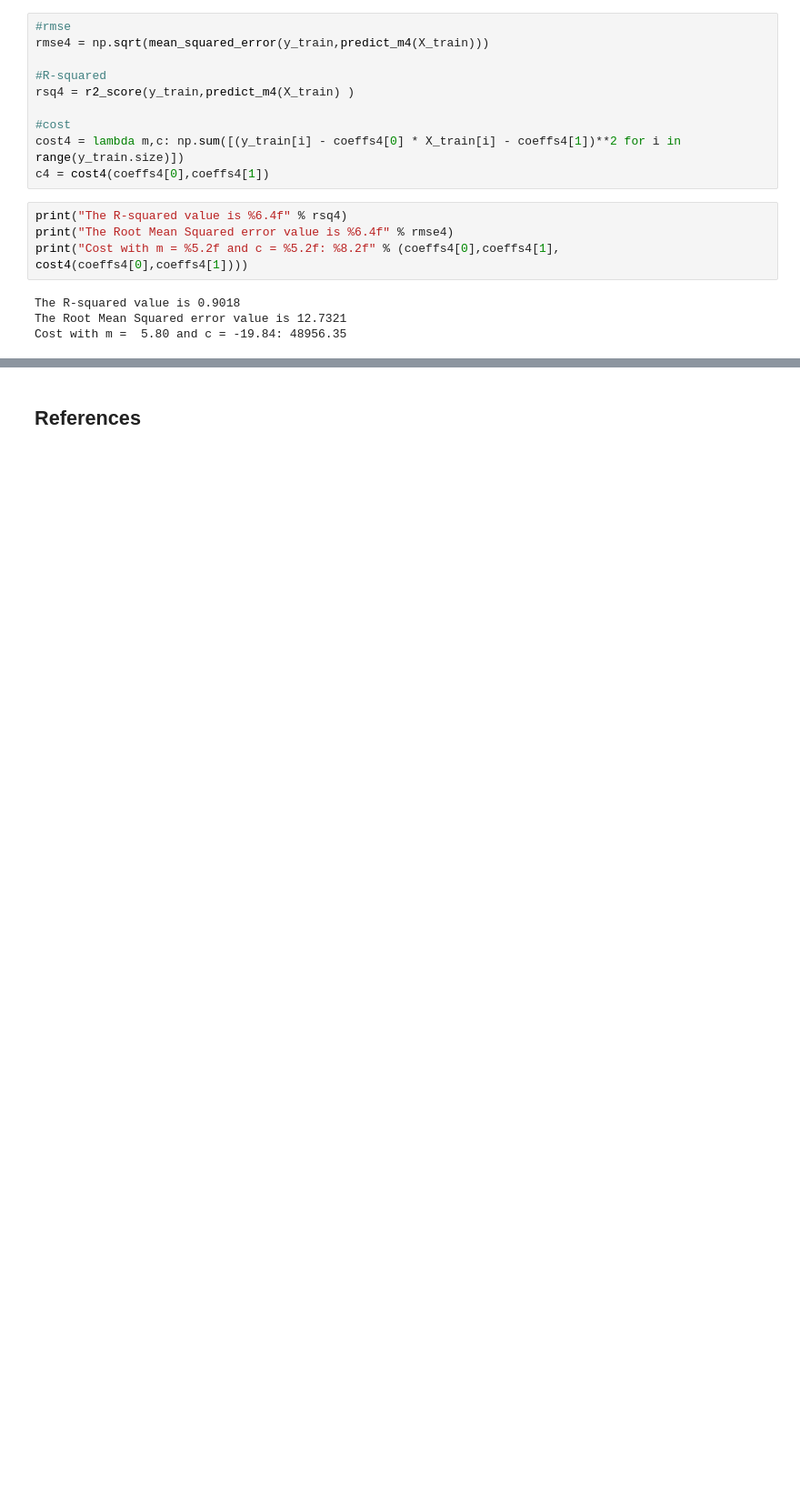
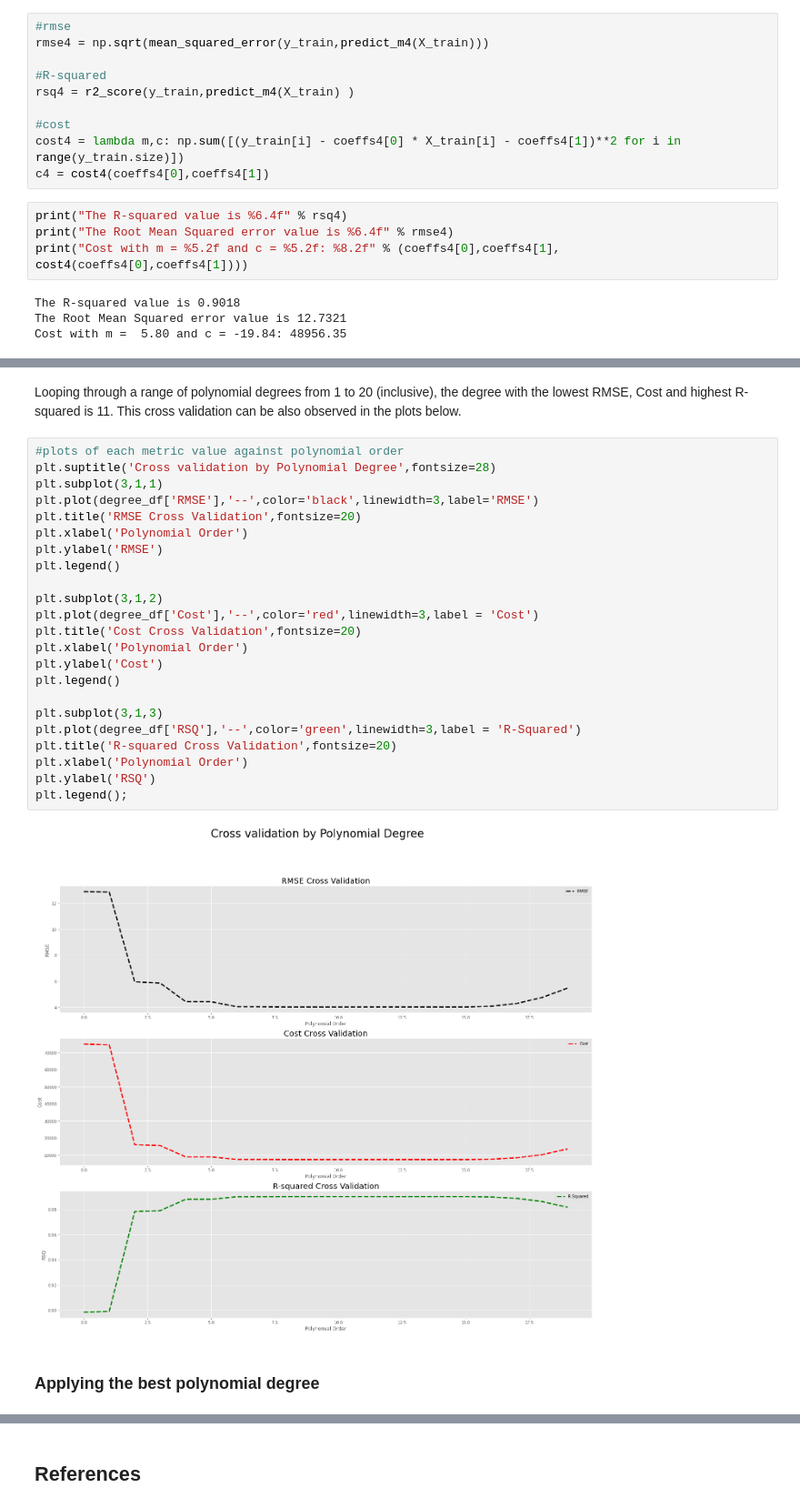
Before and after one commit to conor1982/FofDA_Project, a Jupyter notebook: FofDA_Project_2020.ipynb, the cells around one changed output, grey strips where cells are left out. Shown at 91% size. Saved outputs shown, nothing was run; the diff lists cells and outputs as text; blank space fills up the shorter version.

```diff
--- a/FofDA_Project_2020.ipynb
+++ b/FofDA_Project_2020.ipynb
@@ -372,0 +703,29 @@ compare_df = compare_df.append({'R-squared':rsq4,'Cost':c4,'RMSE':rmse4,'Model':
+# %% [markdown]
+Looping through a range of polynomial degrees from 1 to 20 (inclusive), the degree with the lowest RMSE, Cost and highest R-squared is 11. This cross validation can be also observed in the plots below.
+# %%
+#plots of each metric value against polynomial order
+plt.suptitle('Cross validation by Polynomial Degree',fontsize=28)
+plt.subplot(3,1,1)
+plt.plot(degree_df['RMSE'],'--',color='black',linewidth=3,label='RMSE')
+plt.title('RMSE Cross Validation',fontsize=20)
+plt.xlabel('Polynomial Order')
+plt.ylabel('RMSE')
+plt.legend()
+
+plt.subplot(3,1,2)
+plt.plot(degree_df['Cost'],'--',color='red',linewidth=3,label = 'Cost')
+plt.title('Cost Cross Validation',fontsize=20)
+plt.xlabel('Polynomial Order')
+plt.ylabel('Cost')
+plt.legend()
+
+plt.subplot(3,1,3)
+plt.plot(degree_df['RSQ'],'--',color='green',linewidth=3,label = 'R-Squared')
+plt.title('R-squared Cross Validation',fontsize=20)
+plt.xlabel('Polynomial Order')
+plt.ylabel('RSQ')
+plt.legend();
+# %% [output]
+[figure, added]
+# %% [markdown]
+### Applying the best polynomial degree
```
Also changed, not shown: parts of 109 cells of this notebook.
